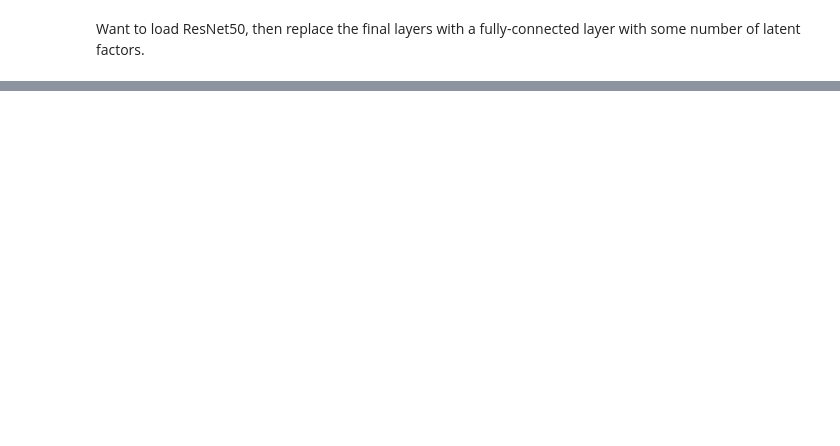
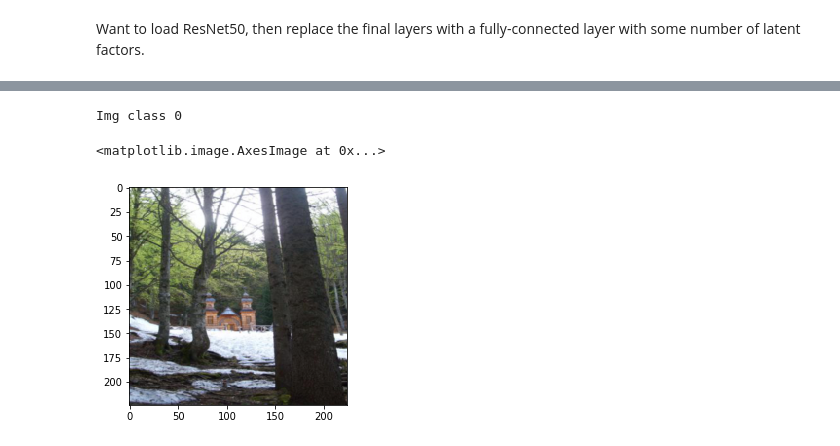
Before and after one commit to Technology-Notes/kaggle-notebooks, a Jupyter notebook: kaggle/landmark-recognition-challenge/siamese-network.ipynb, the cells around one changed output, grey strips where cells are left out. Cells and saved outputs as stored; diff of their text form; code cells hidden in the pictures; blank space fills up the shorter version.

Commit message:
Validation and playing with results.

```diff
--- a/kaggle/landmark-recognition-challenge/siamese-network.ipynb
+++ b/kaggle/landmark-recognition-challenge/siamese-network.ipynb
@@ -136,14 +131,18 @@ plots(dataset_test[1000][0], titles=['anchor', 'positive', 'negative'])
 # %%
-from torchvision import transforms
-
 mean = [0.485, 0.456, 0.406]
 std = [0.229, 0.224, 0.225]
 
 transform = [
-    transforms.RandomRotation(10),
+    transforms.RandomRotation(8),
     transforms.ColorJitter(0.01, 0.01, 0.01),
     transforms.RandomGrayscale(p=0.1),
     transforms.Resize((224, 224)),
     transforms.ToTensor(),
     transforms.Normalize(mean=mean, std=std)
 ]
+
+val_transform = [
+    transforms.Resize((224, 224)),
+    transforms.ToTensor(),
+    transforms.Normalize(mean=mean, std=std)
+]
@@ -235,0 +268,4 @@ FileNotFoundError: [Errno 2] No such file or directory
+# %%
+def denorm_img(img):
+    return np.clip(
+        img.numpy().transpose(1, 2, 0) * np.array([0.229, 0.224, 0.225]) + np.array([0.485, 0.456, 0.406]), 0, 1)
@@ -235,0 +275,12 @@ FileNotFoundError: [Errno 2] No such file or directory
+# %%
+# Iterate through each image in the validation set and create a prediction for each.
+data = ImageFolder(root='./data/prepared/340/train/', transform=transforms.Compose(val_transform))
+# %%
+img, img_class = data[0]
+# %%
+print(f'Img class {img_class}')
+plt.imshow(denorm_img(img))
+# %% [output]
+Img class 0
+<matplotlib.image.AxesImage at 0x...>
+[figure, added]
```
Also changed, not shown: parts of 50 cells of this notebook.
